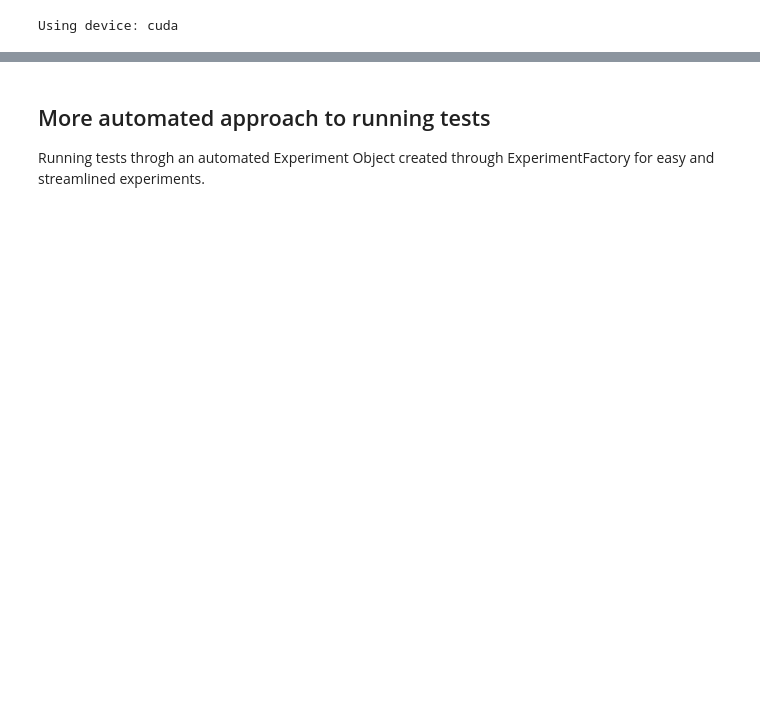
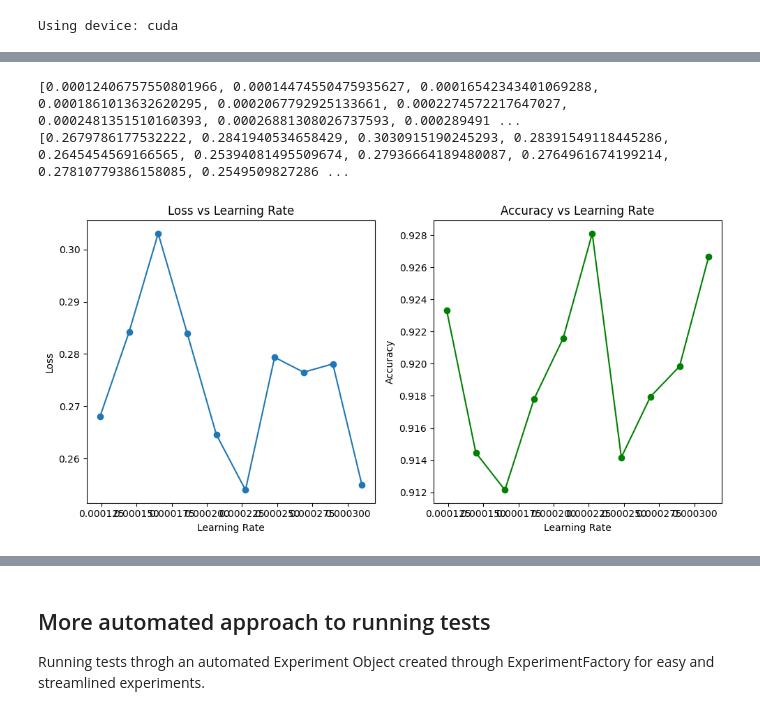
Before and after one commit to Ja-Gk-00/DeepLearning, a Jupyter notebook: Project_II/GPTTransformerExploration.ipynb, the cells around one changed output, grey strips where cells are left out. Cells and saved outputs as stored; diff of their text form; code cells hidden in the pictures; blank space fills up the shorter version.

```diff
--- a/Project_II/GPTTransformerExploration.ipynb
+++ b/Project_II/GPTTransformerExploration.ipynb
@@ -75,0 +239,18 @@ model = GPT2FineTuner(
+# %%
+loss_tab = []
+acc_tab = []
+lr_tab = []
+batch_size_tab = [4, 16, 32, 64]
+epoch_tab = [1, 3, 5, 7]
+# %%
+lr_tab.clear()
+loss_tab.clear()
+acc_tab.clear()
+for i in np.arange(0.6, 1.51, 0.1):
+    config_lr = best_config.copy()
+    config_lr["lr"] = best_config.get("lr")*i
+    lr_tab.append(config_lr["lr"])
+
+    [loss, acc] = train_gpt2(config_lr, audio_dim, num_labels, device)
+    loss_tab.append(loss)
+    acc_tab.append(acc)
@@ -75,0 +279,28 @@ model = GPT2FineTuner(
+# %%
+print(lr_tab)
+print(loss_tab)
+# %% [output]
+[0.00012406757550801966, 0.00014474550475935627, 0.00016542343401069288, 0.0001861013632620295, 0.0002067792925133661, 0.0002274572217647027, 0.0002481351510160393, 0.00026881308026737593, 0.000289491 ...
+[0.2679786177532222, 0.2841940534658429, 0.3030915190245293, 0.28391549118445286, 0.2645454569166565, 0.25394081495509674, 0.27936664189480087, 0.2764961674199214, 0.27810779386158085, 0.2549509827286 ...
+# %%
+# Plot loss and accuracy vs learning rate
+plt.figure(figsize=(10, 5))
+
+# Loss plot
+plt.subplot(1, 2, 1)
+plt.plot(lr_tab, loss_tab, marker='o', linestyle='-')
+plt.xlabel("Learning Rate")
+plt.ylabel("Loss")
+plt.title("Loss vs Learning Rate")
+
+# Accuracy plot
+plt.subplot(1, 2, 2)
+plt.plot(lr_tab, acc_tab, marker='o', linestyle='-', color='g')
+plt.xlabel("Learning Rate")
+plt.ylabel("Accuracy")
+plt.title("Accuracy vs Learning Rate")
+
+plt.tight_layout()
+plt.show()
+# %% [output]
+[figure, added]
```
Also changed, not shown: parts of 18 cells of this notebook.
